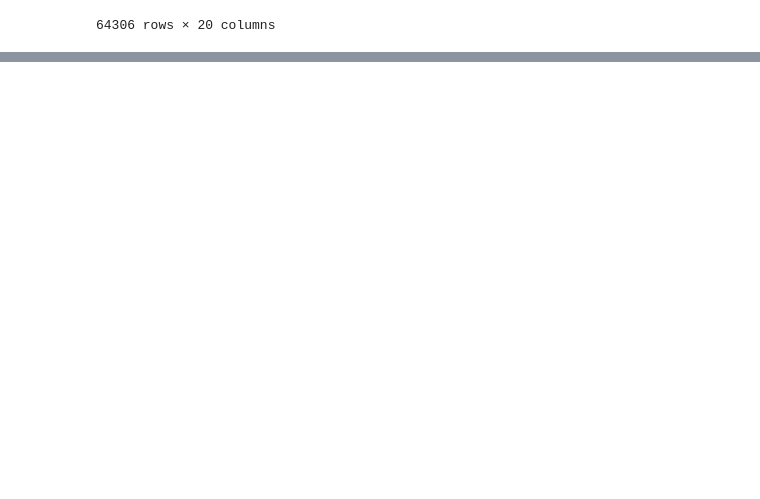
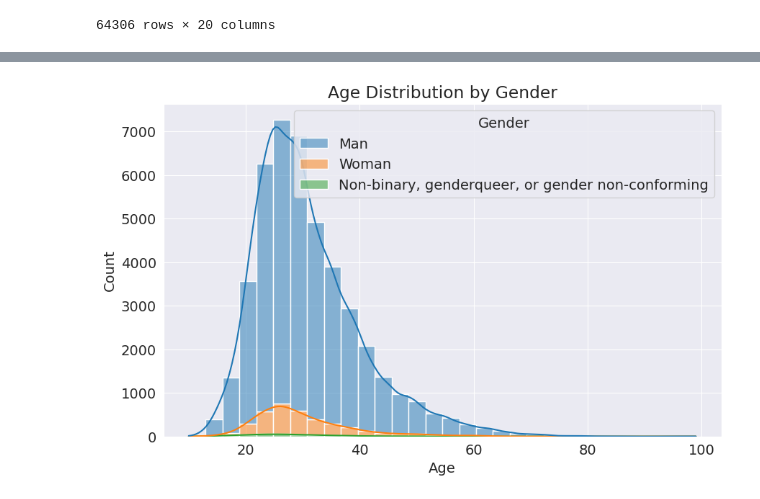
Before and after one commit to Harish-lvrk/Data-Analysis-project, a Jupyter notebook: EDA_StackOverflow_2025_surveydata.ipynb, the cells around one changed output, grey strips where cells are left out. Drawn from its saved outputs; the diff is of its cells as text; code cells hidden in the pictures; blank space fills up the shorter version.

```diff
--- a/EDA_StackOverflow_2025_surveydata.ipynb
+++ b/EDA_StackOverflow_2025_surveydata.ipynb
@@ -658,0 +945,10 @@ survey_df
+# %%
+# Age distribution by Gender
+plt.figure(figsize=(10, 6))
+sns.histplot(data=survey_df, x='Age', hue='Gender', multiple='stack', bins=30, kde=True)
+plt.title('Age Distribution by Gender')
+plt.xlabel('Age')
+plt.ylabel('Count')
+plt.show()
+# %% [output]
+[figure, added]
```
Also changed, not shown: parts of 60 cells of this notebook.
